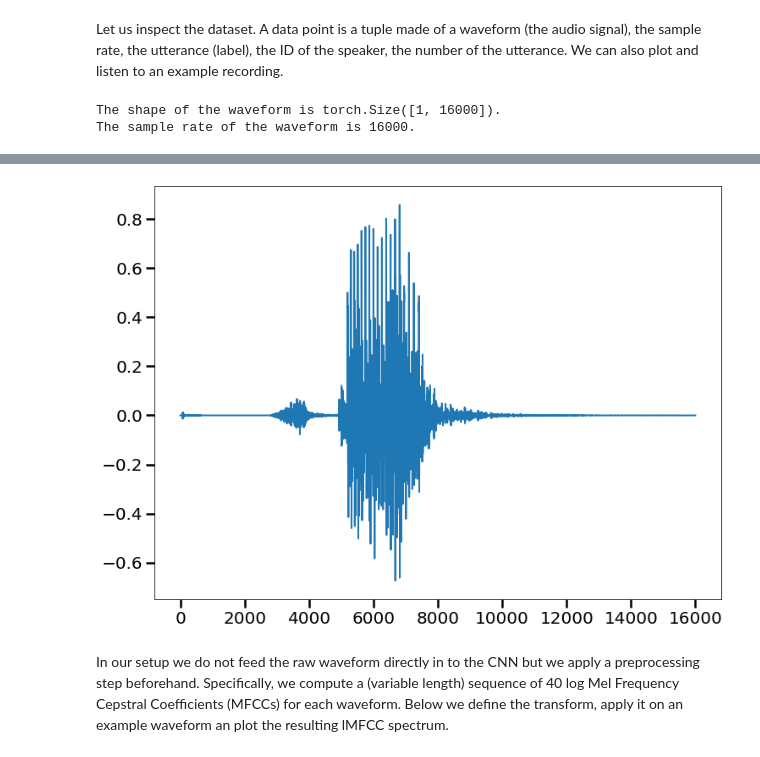
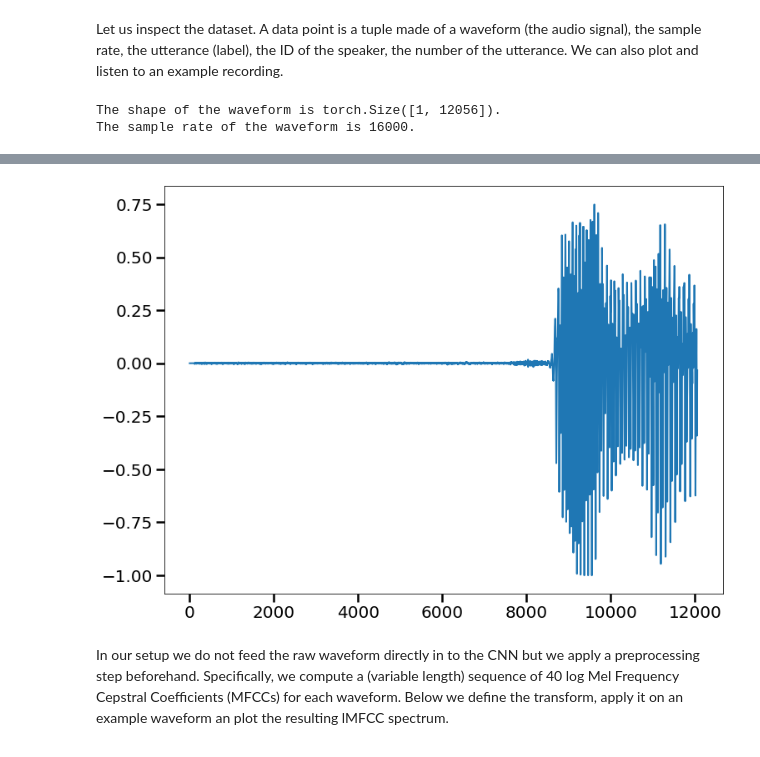
Before and after one commit to FelixSto/NSP_Assignments, a Jupyter notebook: notebooks/assignments/2-2-keyword-recognition_felix.ipynb, the cells around one changed output, grey strips where cells are left out. Drawn from its saved outputs; the diff is of its cells as text; code cells hidden in the pictures.

```diff
--- a/notebooks/assignments/2-2-keyword-recognition_felix.ipynb
+++ b/notebooks/assignments/2-2-keyword-recognition_felix.ipynb
@@ -44,19 +44,19 @@ Let us inspect the dataset. A data point is a tuple made of a waveform
 (the audio signal), the sample rate, the utterance (label), the ID of
 the speaker, the number of the utterance. We can also plot and listen to an example recording.
 # %%
-waveform, sample_rate, label, speaker_id, utterance_number = train_set[10000]
+waveform, sample_rate, label, speaker_id, utterance_number = train_set[1000]
 
 print(f'The shape of the waveform is {waveform.shape}.')
 print(f'The sample rate of the waveform is {sample_rate}.')
 
 plt.figure()
 plt.plot(waveform.T.numpy())
 ipd.Audio(waveform.numpy(), rate=sample_rate)
 # %% [output]
-The shape of the waveform is torch.Size([1, 16000]).
+The shape of the waveform is torch.Size([1, 12056]).
 The sample rate of the waveform is 16000.
 [interactive output not drawn]
-[figure, old version]
+[figure, new version]
 # %% [markdown]
 In our setup we do not feed the raw waveform directly in to the CNN but we apply
 a preprocessing step beforehand. Specifically, we compute a (variable length) sequence of
```
Also changed, not shown: parts of 5 cells of this notebook.
